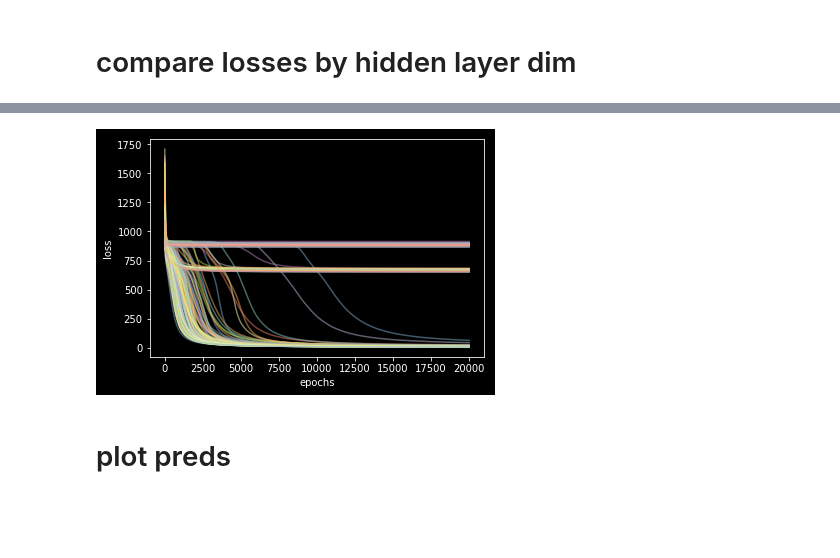
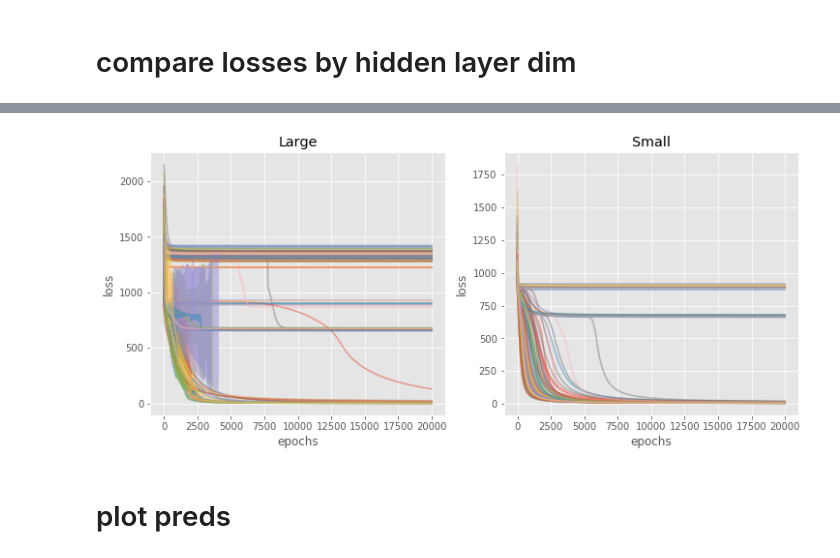
Before and after one commit to csinva/dnn-experiments, a Jupyter notebook: eda/analyze_sweeps.ipynb, the cells around one changed output, grey strips where cells are left out. Drawn from its saved outputs; the diff is of its cells as text; code cells hidden in the pictures; blank space fills up the shorter version.

```diff
--- a/eda/analyze_sweeps.ipynb
+++ b/eda/analyze_sweeps.ipynb
@@ -19,0 +22,6 @@ from torch.autograd import Variable
+# %%
+out_dir = '/accounts/projects/binyu/raaz.rsk/dl/dl_theory/data/small_mean/cross_entropy/'
+fnames = os.listdir(out_dir)
+results_list = [pd.Series(pkl.load(open(oj(out_dir, fname), "rb"))) for fname in fnames]
+results_small_ce = pd.concat(results_list, axis=1).T.convert_objects(convert_numeric=True)
+# results_small.head()
@@ -20,11 +31,8 @@ from torch.autograd import Variable
 # %%
-out_dir = '/scratch/users/vision/chandan/dl_theory/resweep_seed_and_hidden1' # differs for chandan/raaz
-out_dir = '/accounts/projects/binyu/raaz.rsk/dl/dl_theory/data/small_mean/sweep_seed_and_hidden1'
-
-# pickle load example
+out_dir = '/accounts/projects/binyu/raaz.rsk/dl/dl_theory/data/large_mean/sweep_seed_and_hidden1'
 fnames = os.listdir(out_dir)
 results_list = [pd.Series(pkl.load(open(oj(out_dir, fname), "rb"))) for fname in fnames]
 results = pd.concat(results_list, axis=1).T.convert_objects(convert_numeric=True)
-results.head()
+# results.head()
 # %% [output]
 For all other conversions use the data-type specific converters pd.to_datetime, pd.to_timedelta and pd.to_numeric.
@@ -50,0 +44,8 @@ results.describe()
+# %%
+t0 = time.time()
+out_dir = '/accounts/projects/binyu/raaz.rsk/dl/dl_theory/data/small_mean/cross_entropy'
+fnames = os.listdir(out_dir)
+results_list = [pd.Series(pkl.load(open(oj(out_dir, fname), "rb"))) for fname in fnames]
+results_small_ce = pd.concat(results_list, axis=1).T.convert_objects(convert_numeric=True)
+# results_small.head()
+print(time.time()-t0)
@@ -50,0 +56,6 @@ results.describe()
+# %%
+out_dir = '/accounts/projects/binyu/raaz.rsk/dl/dl_theory/data/small_mean/sweep_seed_and_hidden1'
+fnames = os.listdir(out_dir)
+results_list = [pd.Series(pkl.load(open(oj(out_dir, fname), "rb"))) for fname in fnames]
+results_small = pd.concat(results_list, axis=1).T.convert_objects(convert_numeric=True)
+# results_small.head()
@@ -85,13 +123,22 @@ plt.show()
 # %%
-hiddens = results['hidden1'].values
-loss_curves = np.array([np.array(x) for x in results['losses'].values if np.random.rand() < 0.2]) # filter by some amount
-# loss_curves = loss_curves.reshape(loss_curves.shape[0], -1)
+plt.figure(figsize=(12, 5))
+plt.subplot(121)
+loss_curves = np.array([np.array(x) for x in results['losses'].values if np.random.rand() < 0.1]) # filter by some amount
 plt.plot(loss_curves.T, alpha=0.5)
 plt.xlabel('epochs')
 plt.ylabel('loss')
+plt.title('Large')
+
+plt.subplot(122)
+loss_curves = np.array([np.array(x) for x in results_small['losses'].values if np.random.rand() < 0.1]) # filter by some amount
+plt.plot(loss_curves.T, alpha=0.5)
+plt.xlabel('epochs')
+plt.ylabel('loss')
+plt.title('Small')
+
 plt.show()
 # %% [output]
-[figure, old version]
+[figure, new version]
 # %% [markdown]
 # plot preds
 # %%
```
Also changed, not shown: parts of 23 cells of this notebook, 1 other file.
